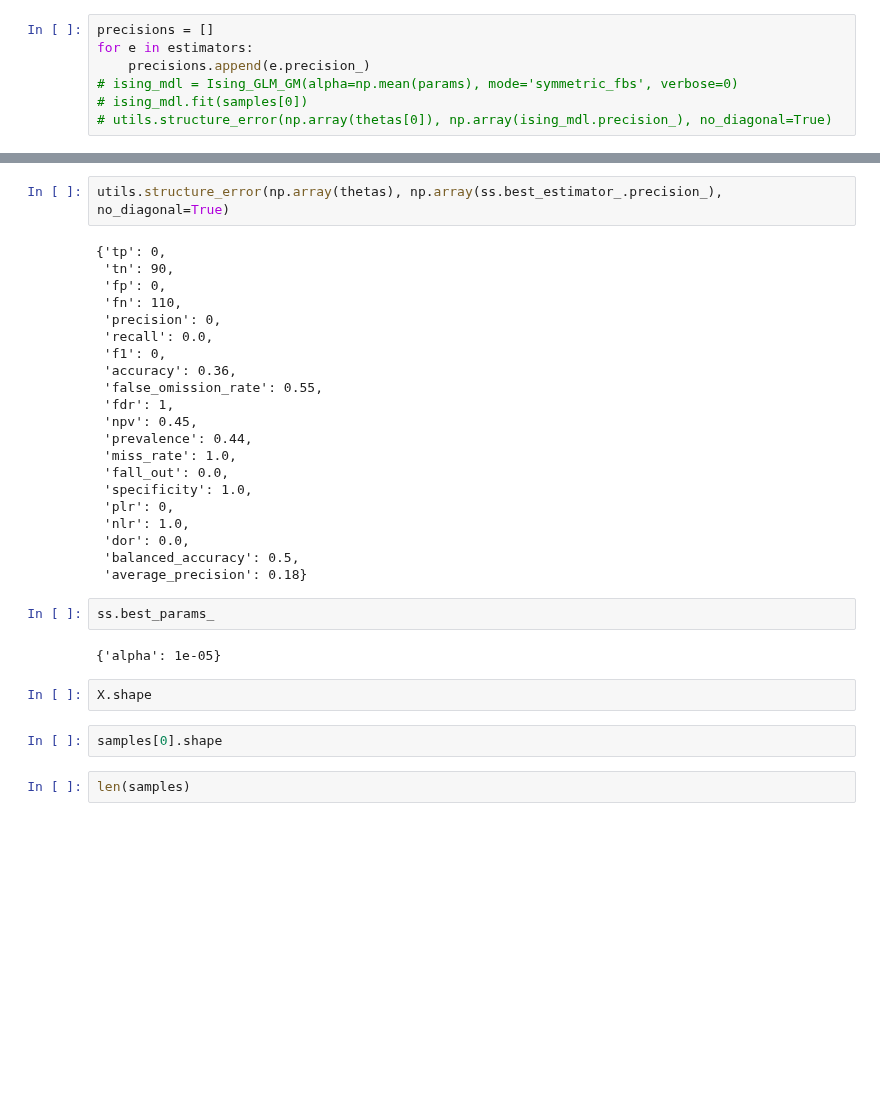
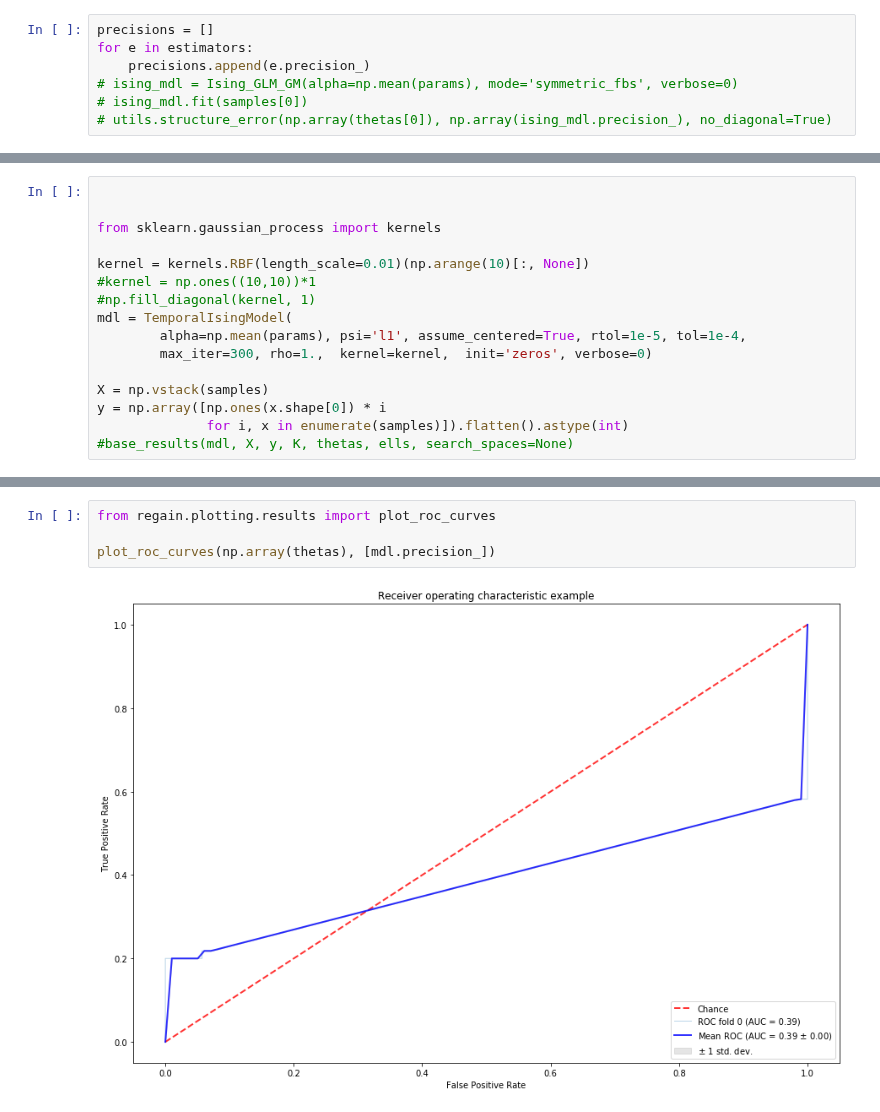
Before and after one commit to fdtomasi/regain, a Jupyter notebook: notebooks/temporal/Test temporal graphical model inference.ipynb, the cells around one changed output, grey strips where cells are left out. Drawn from its saved outputs; the diff is of its cells as text; blank space fills up the shorter version.

Commit message:
update ising

```diff
--- a/notebooks/temporal/Test temporal graphical model inference.ipynb
+++ b/notebooks/temporal/Test temporal graphical model inference.ipynb
@@ -142,3 +112,19 @@ TypeError: __call__() got an unexpected keyword argument 'constant_value'
+# %%
+
+
+from sklearn.gaussian_process import kernels
+
+kernel = kernels.RBF(length_scale=0.01)(np.arange(10)[:, None])
+#kernel = np.ones((10,10))*1
+#np.fill_diagonal(kernel, 1)
+mdl = TemporalIsingModel(
+        alpha=np.mean(params), psi='l1', assume_centered=True, rtol=1e-5, tol=1e-4,
+        max_iter=300, rho=1.,  kernel=kernel,  init='zeros', verbose=0)
+
+X = np.vstack(samples)
+y = np.array([np.ones(x.shape[0]) * i
+              for i, x in enumerate(samples)]).flatten().astype(int)
+#base_results(mdl, X, y, K, thetas, ells, search_spaces=None)
 # %%
 mdl.fit(X, y)
 utils.structure_error(np.array(thetas), mdl.precision_, no_diagonal=True)
@@ -222,33 +131,6 @@ GraphicalModelStabilitySelection(cv=StratifiedShuffleSplit(n_splits=100, random_
-# %%
-utils.structure_error(np.array(thetas), np.array(ss.best_estimator_.precision_), no_diagonal=True)
-# %% [output]
-{'tp': 0,
- 'tn': 90,
- 'fp': 0,
- 'fn': 110,
- 'precision': 0,
- 'recall': 0.0,
- 'f1': 0,
- 'accuracy': 0.36,
- 'false_omission_rate': 0.55,
- 'fdr': 1,
- 'npv': 0.45,
- 'prevalence': 0.44,
- 'miss_rate': 1.0,
- 'fall_out': 0.0,
- 'specificity': 1.0,
- 'plr': 0,
- 'nlr': 1.0,
- 'dor': 0.0,
- 'balanced_accuracy': 0.5,
- 'average_precision': 0.18}
-# %%
-ss.best_params_
-# %% [output]
-{'alpha': 1e-05}
-# %%
-X.shape
-# %%
-samples[0].shape
-# %%
-len(samples)
+# %%
+from regain.plotting.results import plot_roc_curves
+
+plot_roc_curves(np.array(thetas), [mdl.precision_])
+# %% [output]
+[figure, added]
```
Also changed, not shown: parts of 17 cells of this notebook, 4 other files.
